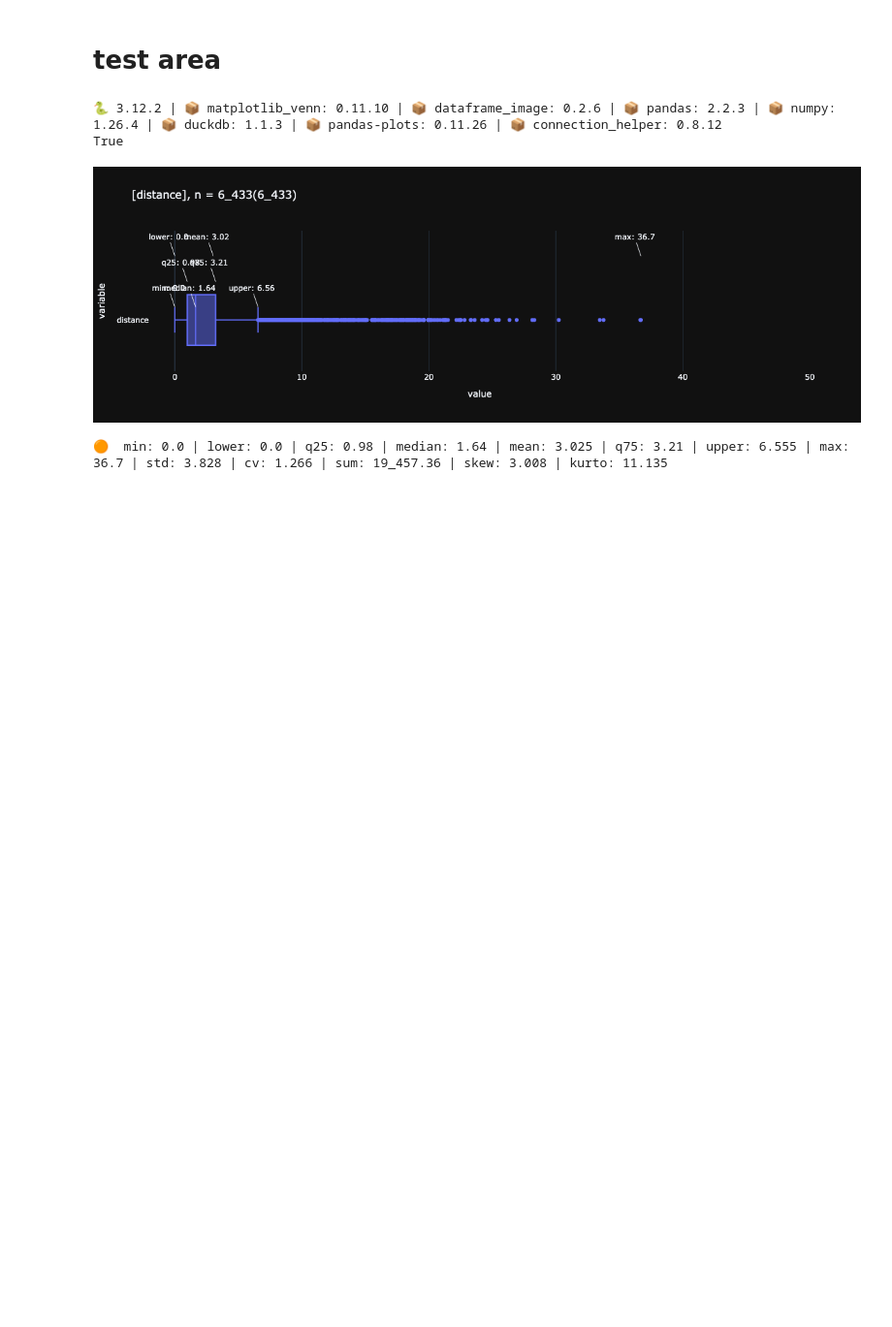
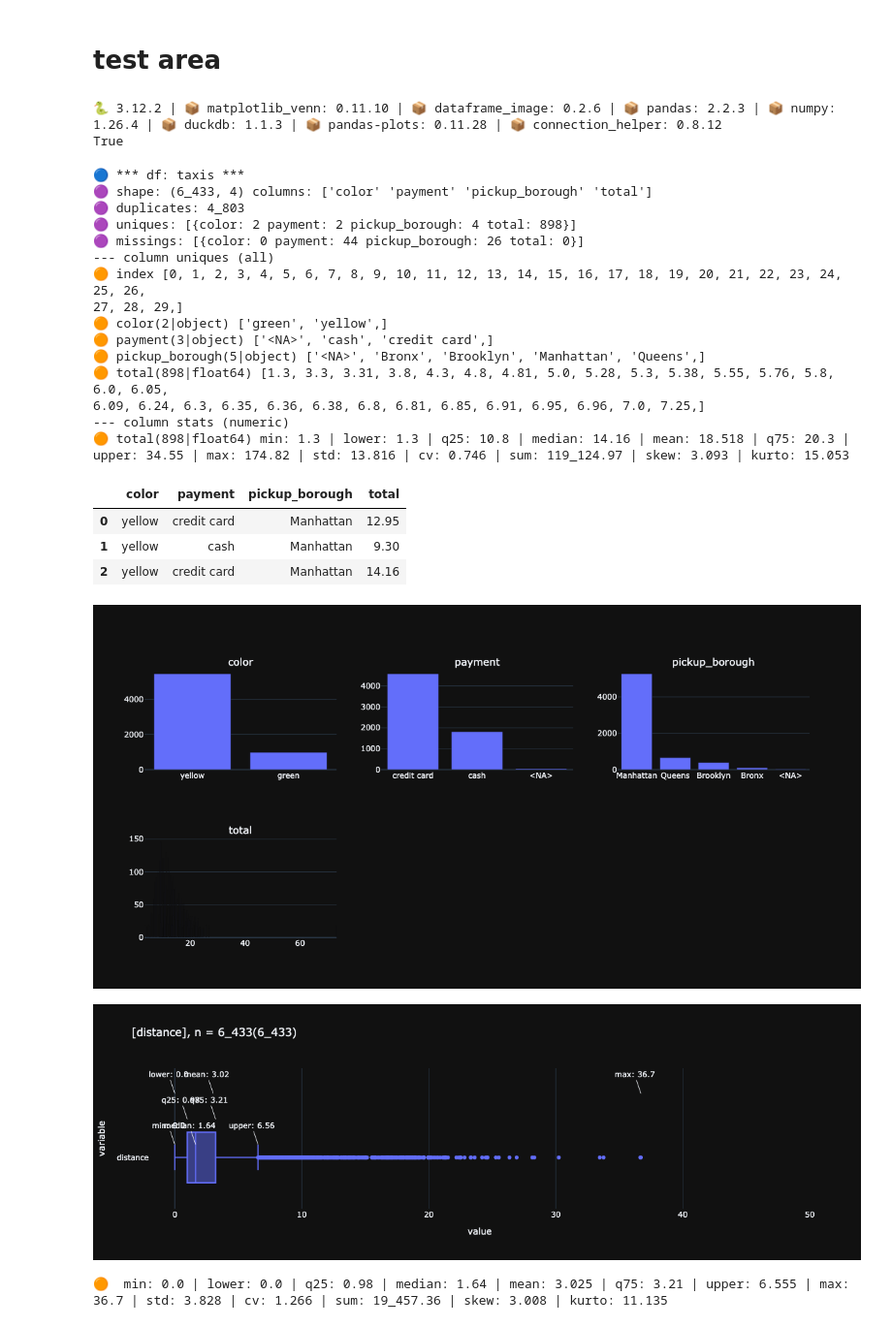
Before and after one commit to smeisegeier/pandas-plots, a Jupyter notebook: src/test.ipynb, the cells around one changed output. Shown: that part at 97% size. Cells and saved outputs as stored; diff of their text form; code cells hidden in the pictures; blank space fills up the shorter version.

```diff
--- a/src/test.ipynb
+++ b/src/test.ipynb
@@ -13,11 +13,37 @@ import duckdb as ddb
 
 hlp.show_package_version(["matplotlib_venn", "dataframe_image"], )
 df = sb.load_dataset('taxis')
-os.environ['THEME'] = 'light'
+os.environ['THEME'] = 'dark'
 
 con = ddb.connect()
 
 print(hlp.get_os(hlp.OperatingSystem.MAC))
 # %% [output]
-🐍 3.12.2 | 📦 matplotlib_venn: 0.11.10 | 📦 dataframe_image: 0.2.6 | 📦 pandas: 2.2.3 | 📦 numpy: 1.26.4 | 📦 duckdb: 1.1.3 | 📦 pandas-plots: 0.11.26 | 📦 connection_helper: 0.8.12
+🐍 3.12.2 | 📦 matplotlib_venn: 0.11.10 | 📦 dataframe_image: 0.2.6 | 📦 pandas: 2.2.3 | 📦 numpy: 1.26.4 | 📦 duckdb: 1.1.3 | 📦 pandas-plots: 0.11.28 | 📦 connection_helper: 0.8.12
 True
+# %%
+_df = df[["color","payment","pickup_borough","total"]]
+_df
+# _=pls.plot_stacked_bars(_df[["color","payment","total"]],)
+tbl.describe_df(_df, "taxis")
+# %% [output]
+🔵 *** df: taxis ***
+🟣 shape: (6_433, 4) columns: ['color' 'payment' 'pickup_borough' 'total']
+🟣 duplicates: 4_803
+🟣 uniques: [{color: 2 payment: 2 pickup_borough: 4 total: 898}]
+🟣 missings: [{color: 0 payment: 44 pickup_borough: 26 total: 0}]
+--- column uniques (all)
+🟠 index [0, 1, 2, 3, 4, 5, 6, 7, 8, 9, 10, 11, 12, 13, 14, 15, 16, 17, 18, 19, 20, 21, 22, 23, 24, 25, 26,
+27, 28, 29,]
+🟠 color(2|object) ['green', 'yellow',]
+🟠 payment(3|object) ['<NA>', 'cash', 'credit card',]
+🟠 pickup_borough(5|object) ['<NA>', 'Bronx', 'Brooklyn', 'Manhattan', 'Queens',]
+🟠 total(898|float64) [1.3, 3.3, 3.31, 3.8, 4.3, 4.8, 4.81, 5.0, 5.28, 5.3, 5.38, 5.55, 5.76, 5.8, 6.0, 6.05,
+6.09, 6.24, 6.3, 6.35, 6.36, 6.38, 6.8, 6.81, 6.85, 6.91, 6.95, 6.96, 7.0, 7.25,]
+--- column stats (numeric)
+🟠 total(898|float64) min: 1.3 | lower: 1.3 | q25: 10.8 | median: 14.16 | mean: 18.518 | q75: 20.3 | upper: 34.55 | max: 174.82 | std: 13.816 | cv: 0.746 | sum: 119_124.97 | skew: 3.093 | kurto: 15.053
+|  | color | payment | pickup_borough | total |
+| 0 | yellow | credit card | Manhattan | 12.95 |
+| 1 | yellow | cash | Manhattan | 9.30 |
+| 2 | yellow | credit card | Manhattan | 14.16 |
+[figure, added]
```
Also changed, not shown: parts of 22 cells of this notebook, 4 other files.
